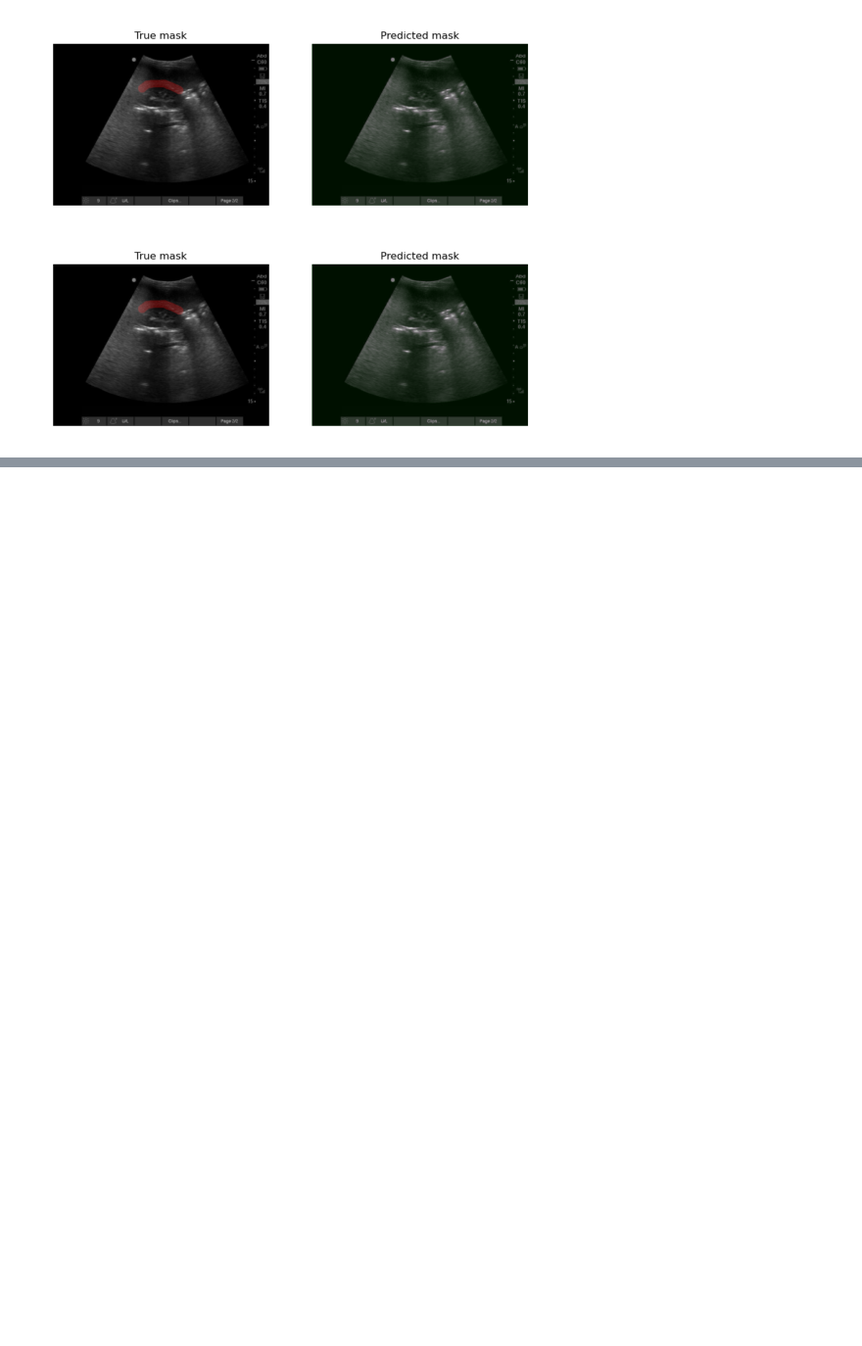
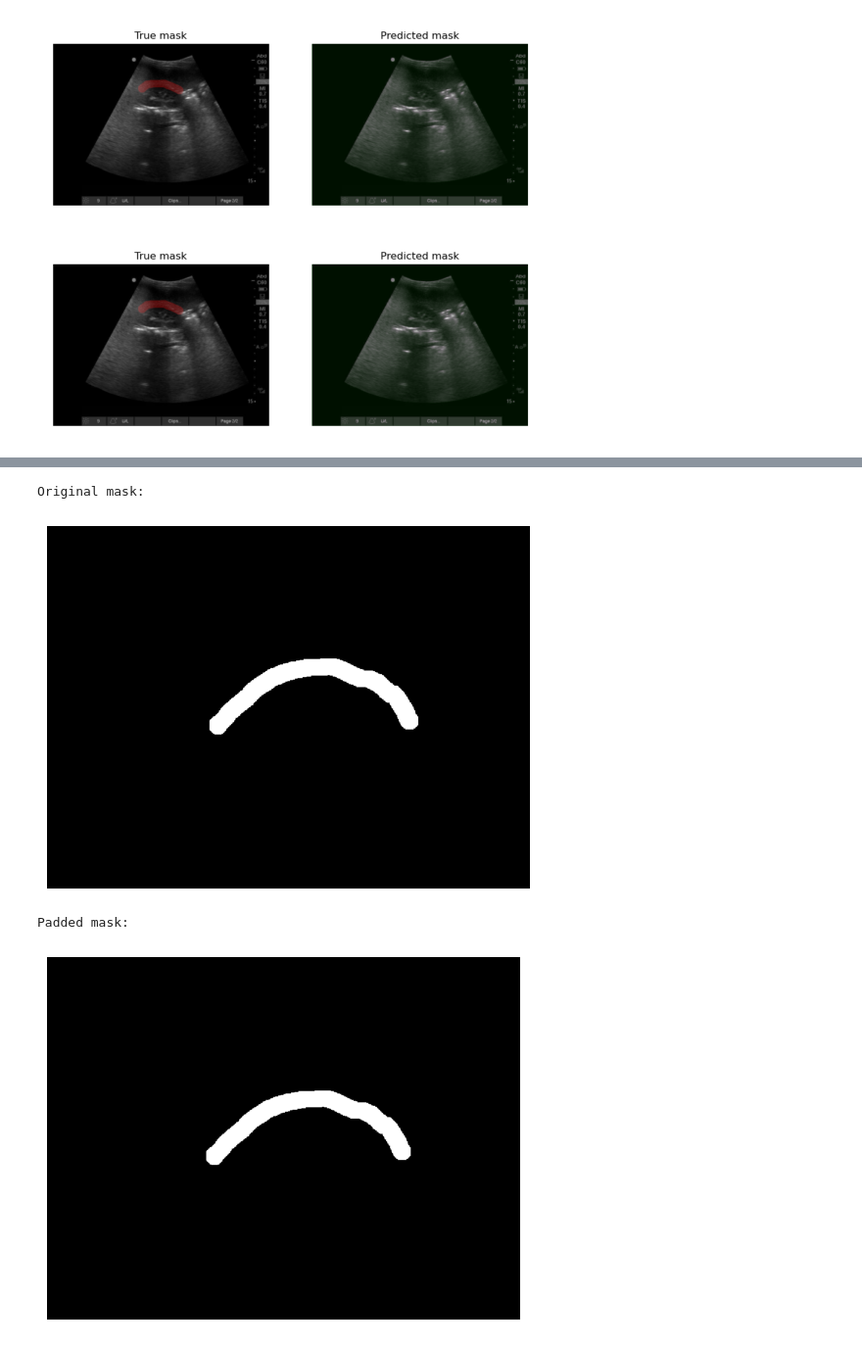
Before and after one commit to NathanMcNaughton/ucsf_fast, a Jupyter notebook: notebooks/segmentation_visualizer_test.ipynb, the cells around one changed output, grey strips where cells are left out. Shown at 98% size. Drawn from its saved outputs; the diff is of its cells as text; code cells hidden in the pictures; blank space fills up the shorter version.

```diff
--- a/notebooks/segmentation_visualizer_test.ipynb
+++ b/notebooks/segmentation_visualizer_test.ipynb
@@ -66,0 +91,14 @@ for i in range(n_epochs):
+# %%
+print('Original mask:')
+plt.imshow(train_label[1].squeeze(), cmap='gray')
+plt.axis('off')
+plt.show()
+print('Padded mask:')
+plt.imshow(masks_pad[1].squeeze(), cmap='gray')
+plt.axis('off')
+plt.show()
+# %% [output]
+Original mask:
+[figure, added]
+Padded mask:
+[figure, added]
```
Also changed, not shown: parts of 9 cells of this notebook, 1 other file.
